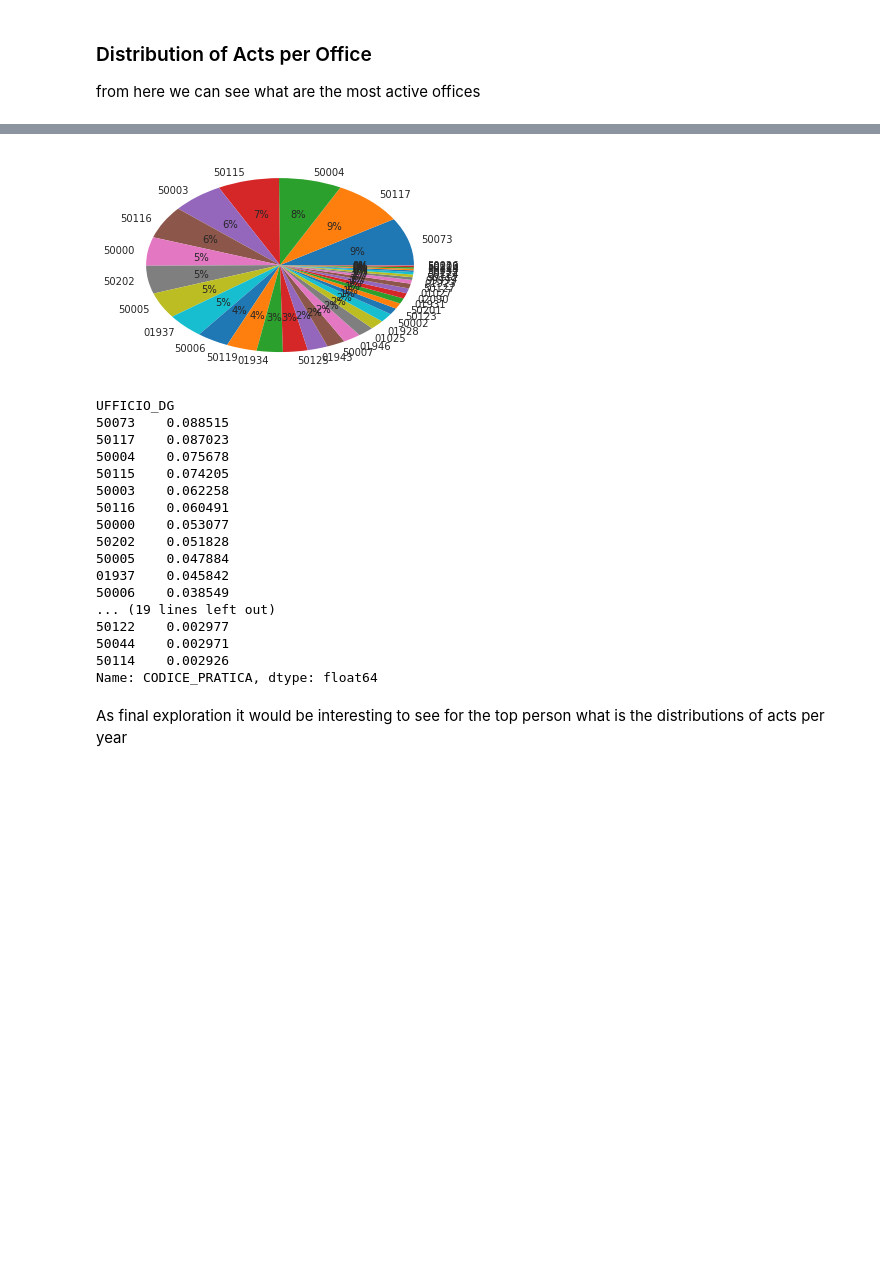
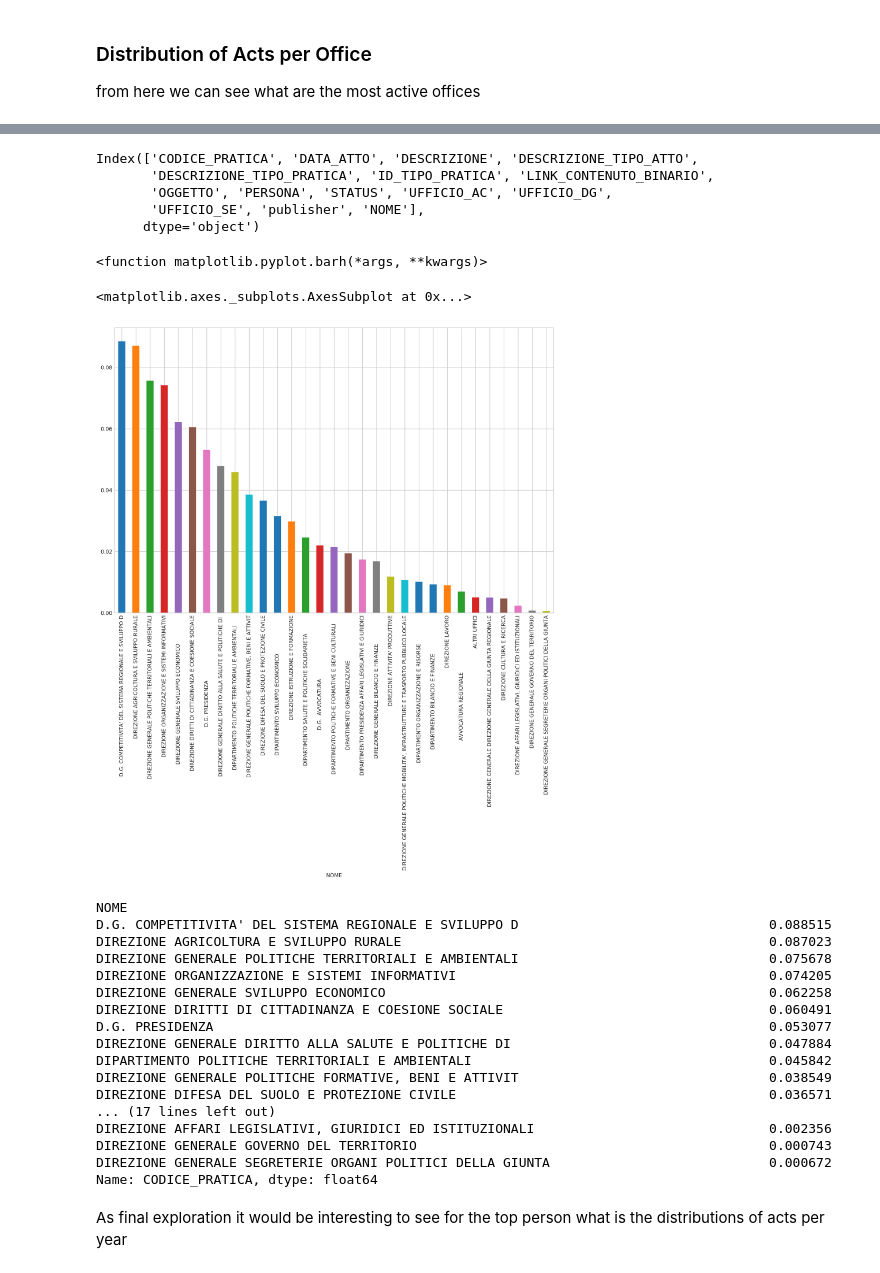
Before and after one commit to teamdigitale/daf-models, a Jupyter notebook: outbox-classification/notebook/preprocessing/data_preprocessing.ipynb, the cells around one changed output, grey strips where cells are left out. Drawn from its saved outputs; the diff is of its cells as text; code cells hidden in the pictures; blank space fills up the shorter version.

```diff
--- a/outbox-classification/notebook/preprocessing/data_preprocessing.ipynb
+++ b/outbox-classification/notebook/preprocessing/data_preprocessing.ipynb
@@ -14,10 +14,10 @@ warnings.filterwarnings('ignore')
 
 # %matplotlib notebook
 
-plt.rcParams['figure.figsize'] = (6, 4)
-plt.rcParams['figure.dpi'] = 150
+plt.rcParams['figure.figsize'] = (12, 8)
+plt.rcParams['figure.dpi'] = 300
 plt.rcParams['grid.linestyle'] = '-'
-plt.rcParams['font.size'] = 4.0
+plt.rcParams['font.size'] = 8.0
 # %%
 df_atti = pd.read_pickle('../../data/atti_dirigenti.pkl')
 # %% [markdown]
@@ -256,3 +256,6 @@ acts distribution per person
 ### Distribution of Acts per Office
 
 from here we can see what are the most active offices
+# %%
+df_struttura = pd.read_csv('../../data/dg_struttura.csv')
+df_struttura.head()
@@ -259,30 +269,47 @@ from here we can see what are the most active offices
+# %%
+df['UFFICIO_DG'] = df['UFFICIO_DG'].astype('int')
+df = pd.merge(df, df_struttura, left_on='UFFICIO_DG', right_on='ID')
+df = df.drop(columns=['ID'])
+# %%
+df.columns
+# %% [output]
+Index(['CODICE_PRATICA', 'DATA_ATTO', 'DESCRIZIONE', 'DESCRIZIONE_TIPO_ATTO',
+       'DESCRIZIONE_TIPO_PRATICA', 'ID_TIPO_PRATICA', 'LINK_CONTENUTO_BINARIO',
+       'OGGETTO', 'PERSONA', 'STATUS', 'UFFICIO_AC', 'UFFICIO_DG',
+       'UFFICIO_SE', 'publisher', 'NOME'],
+      dtype='object')
+# %%
+plt.barh
+# %% [output]
+<function matplotlib.pyplot.barh(*args, **kwargs)>
 # %%
-df_act_office = df.groupby(df['UFFICIO_DG'])['CODICE_PRATICA'].count()
+df_act_office = df.groupby(df['NOME'])['CODICE_PRATICA'].count()
 df_act_office /= df_act_office.sum()
-top = df_act_office.sort_values(ascending=False)
-plt.pie(top, labels=top.index, autopct='%1.f%%')
-plt.show()
+top = df_act_office[:-5].sort_values(ascending=False)
+# plt.pie(top, labels=top.index, autopct='%1.f%%')
+top.plot(kind='bar')
 # %% [output]
+<matplotlib.axes._subplots.AxesSubplot at 0x...>
-[figure, old version]
+[figure, new version]
 # %%
 top[:33]
 # %% [output]
-UFFICIO_DG
-50073    0.088515
-50117    0.087023
-50004    0.075678
-50115    0.074205
-50003    0.062258
-50116    0.060491
-50000    0.053077
-50202    0.051828
-50005    0.047884
-01937    0.045842
-50006    0.038549
-... (19 lines left out)
-50122    0.002977
-50044    0.002971
-50114    0.002926
+NOME
+D.G. COMPETITIVITA' DEL SISTEMA REGIONALE E SVILUPPO D                                0.088515
+DIREZIONE AGRICOLTURA E SVILUPPO RURALE                                               0.087023
+DIREZIONE GENERALE POLITICHE TERRITORIALI E AMBIENTALI                                0.075678
+DIREZIONE ORGANIZZAZIONE E SISTEMI INFORMATIVI                                        0.074205
+DIREZIONE GENERALE SVILUPPO ECONOMICO                                                 0.062258
+DIREZIONE DIRITTI DI CITTADINANZA E COESIONE SOCIALE                                  0.060491
+D.G. PRESIDENZA                                                                       0.053077
+DIREZIONE GENERALE DIRITTO ALLA SALUTE E POLITICHE DI                                 0.047884
+DIPARTIMENTO POLITICHE TERRITORIALI E AMBIENTALI                                      0.045842
+DIREZIONE GENERALE POLITICHE FORMATIVE, BENI E ATTIVIT                                0.038549
+DIREZIONE DIFESA DEL SUOLO E PROTEZIONE CIVILE                                        0.036571
+... (17 lines left out)
+DIREZIONE AFFARI LEGISLATIVI, GIURIDICI ED ISTITUZIONALI                              0.002356
+DIREZIONE GENERALE GOVERNO DEL TERRITORIO                                             0.000743
+DIREZIONE GENERALE SEGRETERIE ORGANI POLITICI DELLA GIUNTA                            0.000672
 Name: CODICE_PRATICA, dtype: float64
 # %%
 group_office_year = df.groupby(by=[df['UFFICIO_DG'], df['DATA_ATTO'].dt.year])['CODICE_PRATICA'].count()
```
Also changed, not shown: parts of 8 cells of this notebook, 12 other files.
